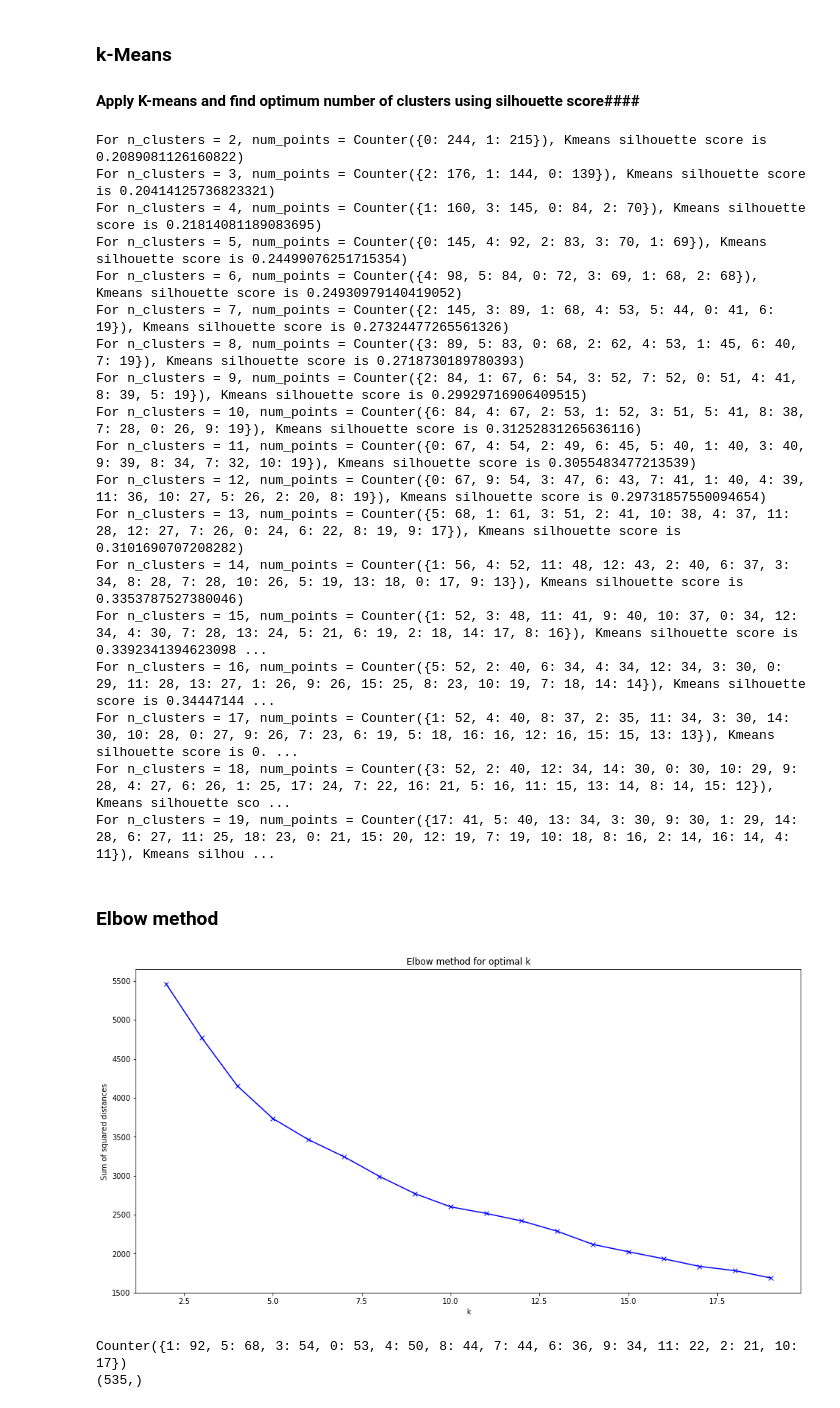
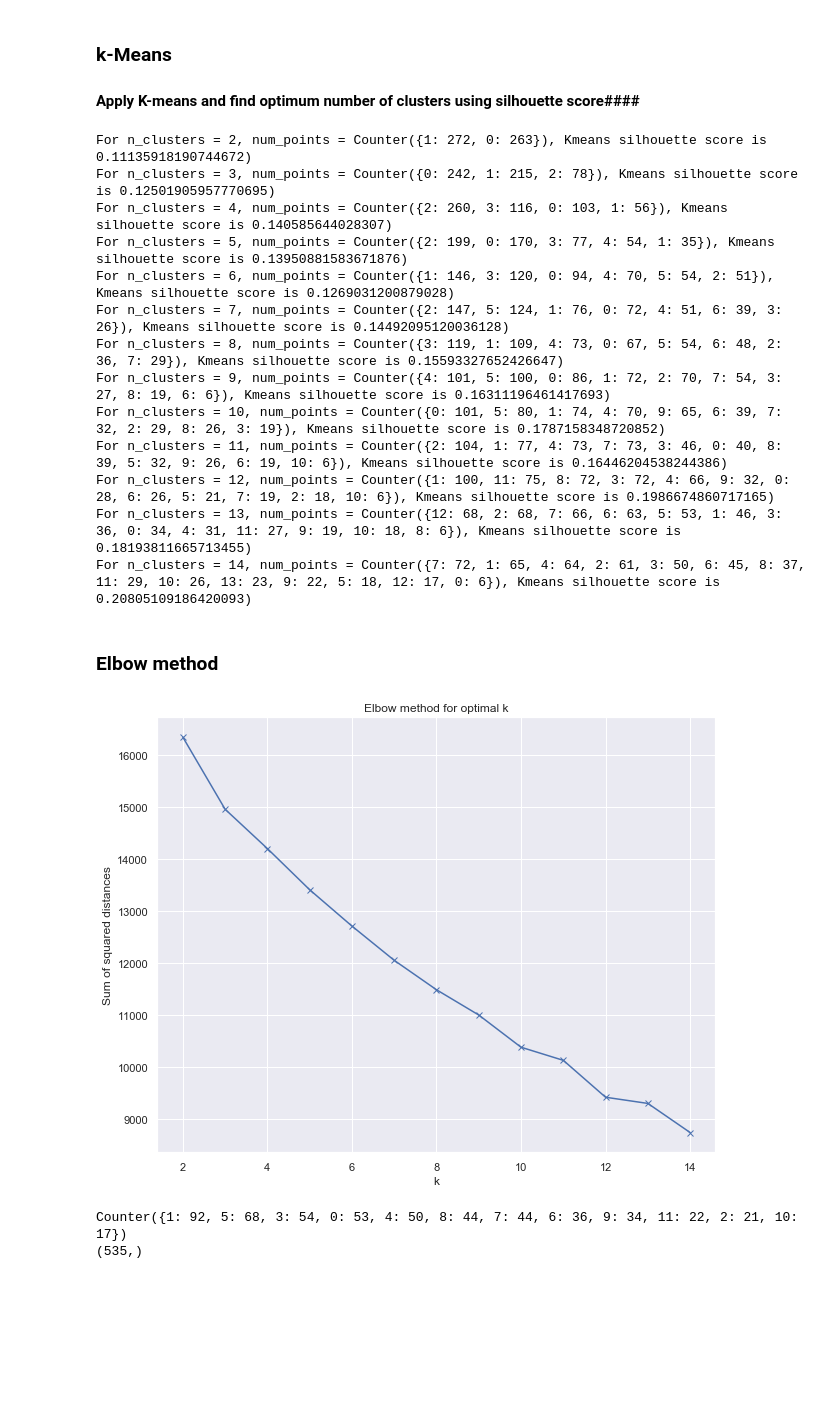
Before and after one commit to epistimi4/emotion_based_music_recomendation, a Jupyter notebook: correlations/Clustering with t-Stochastic Neighboring Embeddings for Music.ipynb, the cells around one changed output. Drawn from its saved outputs; the diff is of its cells as text; code cells hidden in the pictures; blank space fills up the shorter version.

```diff
--- a/correlations/Clustering with t-Stochastic Neighboring Embeddings for Music.ipynb
+++ b/correlations/Clustering with t-Stochastic Neighboring Embeddings for Music.ipynb
@@ -372,7 +376,7 @@ ax = sns.distplot(df_enc['contentment'])  #12:contentment
 #### Apply K-means and find optimum number of clusters using silhouette score####
 # %%
 sum_of_square_distances = []
-K = range(2,20)
+K = range(2,15)
 
 for num_clusters in K:
     clusterer = KMeans(init = 'k-means++', n_clusters=num_clusters, n_jobs=4)
@@ -385,35 +389,30 @@ for num_clusters in K:
     #vscore = v_measure_score (d_scaled, preds)
     print ("For n_clusters = {}, num_points = {}, Kmeans silhouette score is {})".format(num_clusters, Counter(clusterer.labels_), score))
 # %% [output]
-For n_clusters = 2, num_points = Counter({0: 244, 1: 215}), Kmeans silhouette score is 0.2089081126160822)
-For n_clusters = 3, num_points = Counter({2: 176, 1: 144, 0: 139}), Kmeans silhouette score is 0.20414125736823321)
-For n_clusters = 4, num_points = Counter({1: 160, 3: 145, 0: 84, 2: 70}), Kmeans silhouette score is 0.21814081189083695)
-For n_clusters = 5, num_points = Counter({0: 145, 4: 92, 2: 83, 3: 70, 1: 69}), Kmeans silhouette score is 0.24499076251715354)
-For n_clusters = 6, num_points = Counter({4: 98, 5: 84, 0: 72, 3: 69, 1: 68, 2: 68}), Kmeans silhouette score is 0.24930979140419052)
-For n_clusters = 7, num_points = Counter({2: 145, 3: 89, 1: 68, 4: 53, 5: 44, 0: 41, 6: 19}), Kmeans silhouette score is 0.27324477265561326)
-For n_clusters = 8, num_points = Counter({3: 89, 5: 83, 0: 68, 2: 62, 4: 53, 1: 45, 6: 40, 7: 19}), Kmeans silhouette score is 0.2718730189780393)
-For n_clusters = 9, num_points = Counter({2: 84, 1: 67, 6: 54, 3: 52, 7: 52, 0: 51, 4: 41, 8: 39, 5: 19}), Kmeans silhouette score is 0.29929716906409515)
-For n_clusters = 10, num_points = Counter({6: 84, 4: 67, 2: 53, 1: 52, 3: 51, 5: 41, 8: 38, 7: 28, 0: 26, 9: 19}), Kmeans silhouette score is 0.31252831265636116)
-For n_clusters = 11, num_points = Counter({0: 67, 4: 54, 2: 49, 6: 45, 5: 40, 1: 40, 3: 40, 9: 39, 8: 34, 7: 32, 10: 19}), Kmeans silhouette score is 0.3055483477213539)
-For n_clusters = 12, num_points = Counter({0: 67, 9: 54, 3: 47, 6: 43, 7: 41, 1: 40, 4: 39, 11: 36, 10: 27, 5: 26, 2: 20, 8: 19}), Kmeans silhouette score is 0.29731857550094654)
-For n_clusters = 13, num_points = Counter({5: 68, 1: 61, 3: 51, 2: 41, 10: 38, 4: 37, 11: 28, 12: 27, 7: 26, 0: 24, 6: 22, 8: 19, 9: 17}), Kmeans silhouette score is 0.3101690707208282)
-For n_clusters = 14, num_points = Counter({1: 56, 4: 52, 11: 48, 12: 43, 2: 40, 6: 37, 3: 34, 8: 28, 7: 28, 10: 26, 5: 19, 13: 18, 0: 17, 9: 13}), Kmeans silhouette score is 0.3353787527380046)
-For n_clusters = 15, num_points = Counter({1: 52, 3: 48, 11: 41, 9: 40, 10: 37, 0: 34, 12: 34, 4: 30, 7: 28, 13: 24, 5: 21, 6: 19, 2: 18, 14: 17, 8: 16}), Kmeans silhouette score is 0.3392341394623098 ...
-For n_clusters = 16, num_points = Counter({5: 52, 2: 40, 6: 34, 4: 34, 12: 34, 3: 30, 0: 29, 11: 28, 13: 27, 1: 26, 9: 26, 15: 25, 8: 23, 10: 19, 7: 18, 14: 14}), Kmeans silhouette score is 0.34447144 ...
-For n_clusters = 17, num_points = Counter({1: 52, 4: 40, 8: 37, 2: 35, 11: 34, 3: 30, 14: 30, 10: 28, 0: 27, 9: 26, 7: 23, 6: 19, 5: 18, 16: 16, 12: 16, 15: 15, 13: 13}), Kmeans silhouette score is 0. ...
-For n_clusters = 18, num_points = Counter({3: 52, 2: 40, 12: 34, 14: 30, 0: 30, 10: 29, 9: 28, 4: 27, 6: 26, 1: 25, 17: 24, 7: 22, 16: 21, 5: 16, 11: 15, 13: 14, 8: 14, 15: 12}), Kmeans silhouette sco ...
-For n_clusters = 19, num_points = Counter({17: 41, 5: 40, 13: 34, 3: 30, 9: 30, 1: 29, 14: 28, 6: 27, 11: 25, 18: 23, 0: 21, 15: 20, 12: 19, 7: 19, 10: 18, 8: 16, 2: 14, 16: 14, 4: 11}), Kmeans silhou ...
+For n_clusters = 2, num_points = Counter({1: 272, 0: 263}), Kmeans silhouette score is 0.11135918190744672)
+For n_clusters = 3, num_points = Counter({0: 242, 1: 215, 2: 78}), Kmeans silhouette score is 0.12501905957770695)
+For n_clusters = 4, num_points = Counter({2: 260, 3: 116, 0: 103, 1: 56}), Kmeans silhouette score is 0.140585644028307)
+For n_clusters = 5, num_points = Counter({2: 199, 0: 170, 3: 77, 4: 54, 1: 35}), Kmeans silhouette score is 0.13950881583671876)
+For n_clusters = 6, num_points = Counter({1: 146, 3: 120, 0: 94, 4: 70, 5: 54, 2: 51}), Kmeans silhouette score is 0.1269031200879028)
+For n_clusters = 7, num_points = Counter({2: 147, 5: 124, 1: 76, 0: 72, 4: 51, 6: 39, 3: 26}), Kmeans silhouette score is 0.14492095120036128)
+For n_clusters = 8, num_points = Counter({3: 119, 1: 109, 4: 73, 0: 67, 5: 54, 6: 48, 2: 36, 7: 29}), Kmeans silhouette score is 0.15593327652426647)
+For n_clusters = 9, num_points = Counter({4: 101, 5: 100, 0: 86, 1: 72, 2: 70, 7: 54, 3: 27, 8: 19, 6: 6}), Kmeans silhouette score is 0.16311196461417693)
+For n_clusters = 10, num_points = Counter({0: 101, 5: 80, 1: 74, 4: 70, 9: 65, 6: 39, 7: 32, 2: 29, 8: 26, 3: 19}), Kmeans silhouette score is 0.1787158348720852)
+For n_clusters = 11, num_points = Counter({2: 104, 1: 77, 4: 73, 7: 73, 3: 46, 0: 40, 8: 39, 5: 32, 9: 26, 6: 19, 10: 6}), Kmeans silhouette score is 0.16446204538244386)
+For n_clusters = 12, num_points = Counter({1: 100, 11: 75, 8: 72, 3: 72, 4: 66, 9: 32, 0: 28, 6: 26, 5: 21, 7: 19, 2: 18, 10: 6}), Kmeans silhouette score is 0.1986674860717165)
+For n_clusters = 13, num_points = Counter({12: 68, 2: 68, 7: 66, 6: 63, 5: 53, 1: 46, 3: 36, 0: 34, 4: 31, 11: 27, 9: 19, 10: 18, 8: 6}), Kmeans silhouette score is 0.18193811665713455)
+For n_clusters = 14, num_points = Counter({7: 72, 1: 65, 4: 64, 2: 61, 3: 50, 6: 45, 8: 37, 11: 29, 10: 26, 13: 23, 9: 22, 5: 18, 12: 17, 0: 6}), Kmeans silhouette score is 0.20805109186420093)
 # %% [markdown]
 ### Elbow method ###
 # %%
-plt.figure(figsize=(16,8))
+plt.figure(figsize=(10,8))
 plt.plot(K, sum_of_square_distances, 'bx-')
 plt.xlabel('k')
 plt.ylabel('Sum of squared distances')
 plt.title('Elbow method for optimal k')
 plt.show()
 # %% [output]
-[figure, old version]
+[figure, new version]
 # %%
 kmeans = KMeans(init = 'k-means++' ,n_clusters=12, random_state=2020).fit(d_scaled)
 clusters_kmeans = kmeans.labels_
```
Also changed, not shown: parts of 29 cells of this notebook.
